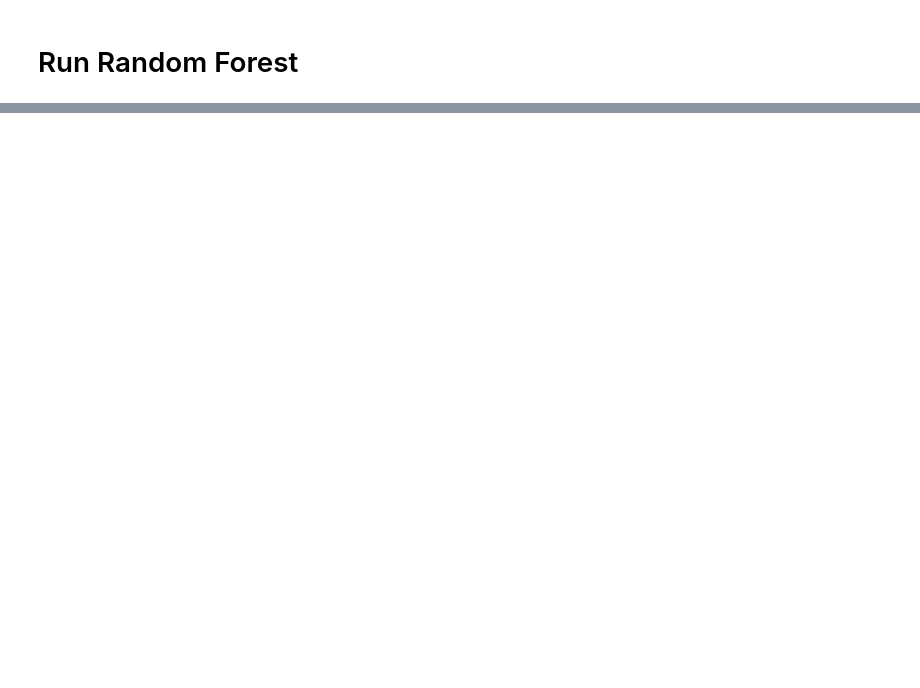
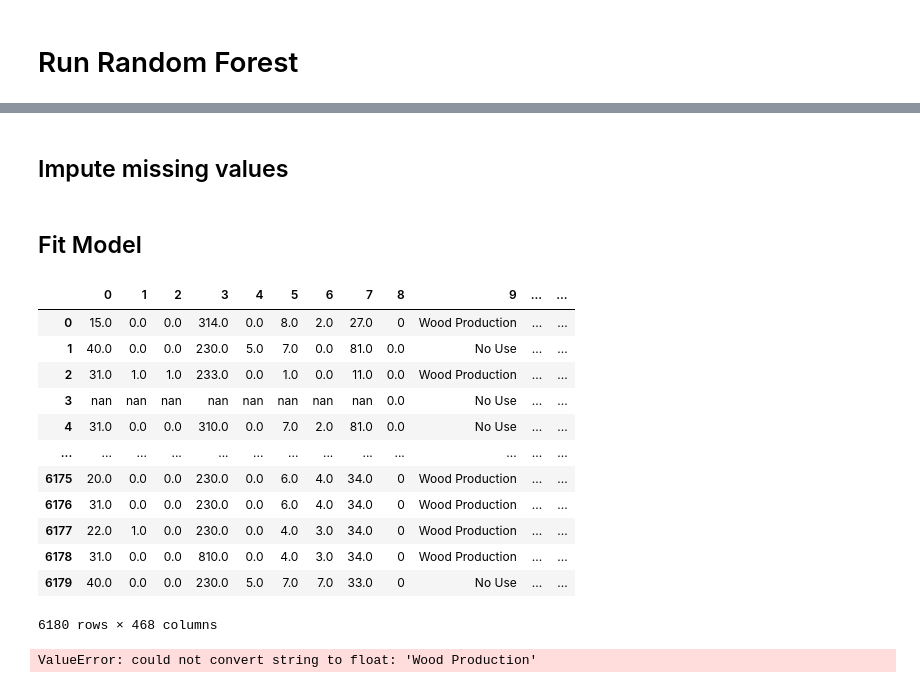
Before and after one commit to padasch/ifn_analysis, a Jupyter notebook: python/04_run_ml_models/run_random_forest.ipynb, the cells around one changed output, grey strips where cells are left out. Cells and saved outputs as stored; diff of their text form; code cells hidden in the pictures; blank space fills up the shorter version.

```diff
--- a/python/04_run_ml_models/run_random_forest.ipynb
+++ b/python/04_run_ml_models/run_random_forest.ipynb
@@ -182,0 +352,13 @@ RandomForestRegressor(n_jobs=-1, random_state=42)
+# %%
+# IMPUTE DATE VARIABLES BASED ON CAMPAIGN YEAR
+date_cols = [var for var in df_tmp.columns if df_tmp[var].dtype == "datetime64[ns]"]
+
+for var in date_cols:
+    df_tmp[var] = df_tmp[var].fillna(df_tmp["campagne_1"].astype(str) + "-07-01")
+
+# TODO: dropping datetime variable for now because it is of little importance and
+# encoding takes significant extra work for now...
+# To keep circular nature of data structure, encode using trigonometric functions
+# https://scikit-learn.org/stable/auto_examples/applications/plot_cyclical_feature_engineering.html
+df_tmp = df_tmp.drop(columns=date_cols)
+df_tmp.shape
@@ -182,0 +404,9 @@ RandomForestRegressor(n_jobs=-1, random_state=42)
+# %%
+# GET CATEGORICAL VARIABLES WITH NA VALUES
+# Get all categorical variables that have NAs in them
+cats_with_na = vars_with_na[vars_with_na.isin(vars_to_ohe)].tolist()
+display(cats_with_na)
+
+# Replace NA values with "missing"
+for var in cats_with_na:
+    df_tmp[var] = df_tmp[var].fillna("missing")
@@ -183,3 +592,34 @@ RandomForestRegressor(n_jobs=-1, random_state=42)
+# %% [markdown]
+## Impute missing values
+# %% [markdown]
+## Fit Model
+# %%
+# Create a Random Forest Regressor object with the best parameters
+# rf_best = RandomForestRegressor(**grid_search.best_params_, random_state=42, n_jobs=-1)
+
+# Simple one run RF
+rf_best = RandomForestRegressor(n_estimators=100, random_state=seed_nr, n_jobs=-1)
+xxx = pd.DataFrame(X_train_pp)
+xxx
+# %% [output]
+|  | 0 | 1 | 2 | 3 | 4 | 5 | 6 | 7 | 8 | 9 | ... | ... |
+| 0 | 15.0 | 0.0 | 0.0 | 314.0 | 0.0 | 8.0 | 2.0 | 27.0 | 0 | Wood Production | ... | ... |
+| 1 | 40.0 | 0.0 | 0.0 | 230.0 | 5.0 | 7.0 | 0.0 | 81.0 | 0.0 | No Use | ... | ... |
+| 2 | 31.0 | 1.0 | 1.0 | 233.0 | 0.0 | 1.0 | 0.0 | 11.0 | 0.0 | Wood Production | ... | ... |
+| 3 | nan | nan | nan | nan | nan | nan | nan | nan | 0.0 | No Use | ... | ... |
+| 4 | 31.0 | 0.0 | 0.0 | 310.0 | 0.0 | 7.0 | 2.0 | 81.0 | 0.0 | No Use | ... | ... |
+| ... | ... | ... | ... | ... | ... | ... | ... | ... | ... | ... | ... | ... |
+| 6175 | 20.0 | 0.0 | 0.0 | 230.0 | 0.0 | 6.0 | 4.0 | 34.0 | 0 | Wood Production | ... | ... |
+| 6176 | 31.0 | 0.0 | 0.0 | 230.0 | 0.0 | 6.0 | 4.0 | 34.0 | 0 | Wood Production | ... | ... |
+| 6177 | 22.0 | 1.0 | 0.0 | 230.0 | 0.0 | 4.0 | 3.0 | 34.0 | 0 | Wood Production | ... | ... |
+| 6178 | 31.0 | 0.0 | 0.0 | 810.0 | 0.0 | 4.0 | 3.0 | 34.0 | 0 | Wood Production | ... | ... |
+| 6179 | 40.0 | 0.0 | 0.0 | 230.0 | 5.0 | 7.0 | 7.0 | 33.0 | 0 | No Use | ... | ... |
+6180 rows × 468 columns
+# %%
+# Fit the model on the training data
+rf_best.fit(X_train_pp, y_train)
+# %% [output]
+ValueError: could not convert string to float: 'Wood Production'
 # %%
 # Predict on the test data
 y_pred = rf_best.predict(X_test)
```
Also changed, not shown: parts of 56 cells of this notebook.
